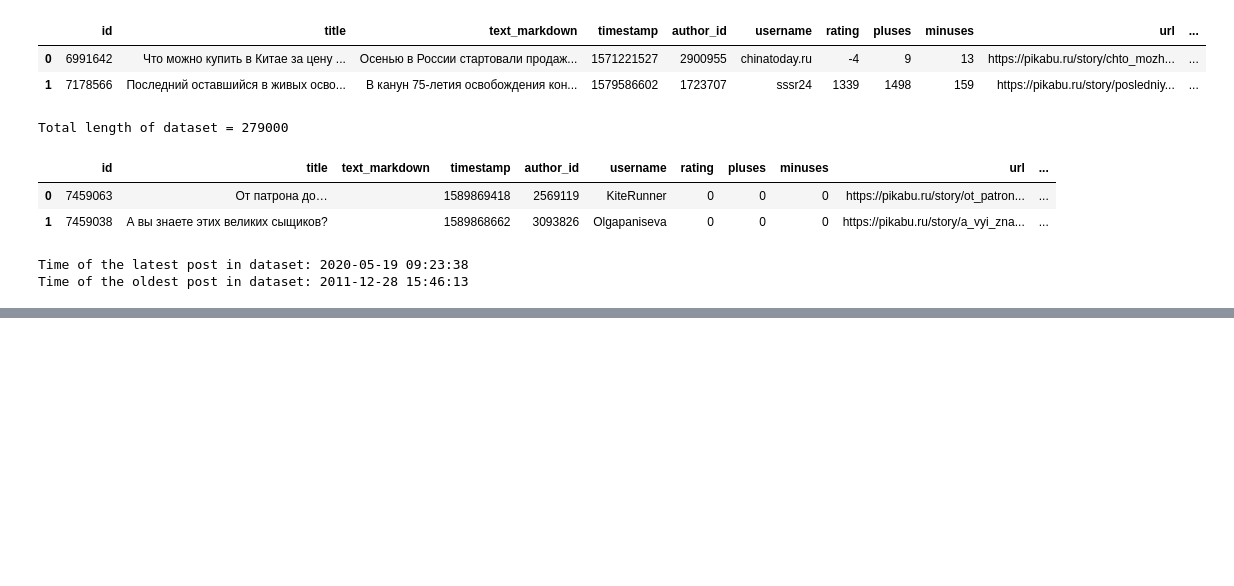
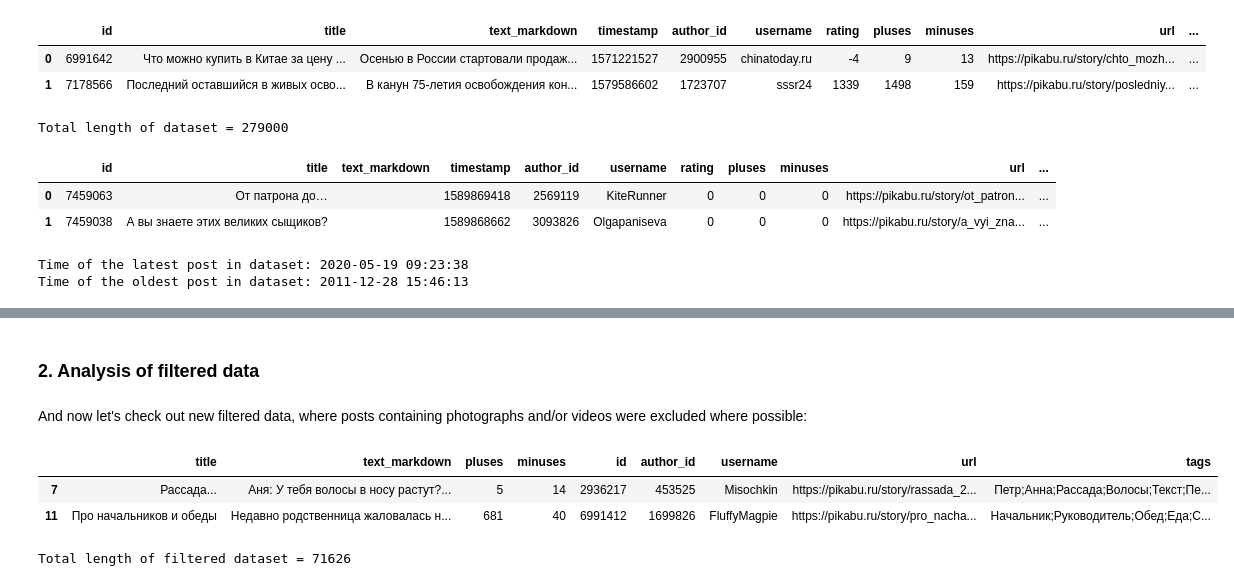
Before and after one commit to zhursvlevy/PostProcessor, a Jupyter notebook: notebooks/dataset_tag_analysis.ipynb, the cells around one changed output, grey strips where cells are left out. Saved outputs shown, nothing was run; the diff lists cells and outputs as text; code cells hidden in the pictures; blank space fills up the shorter version.

```diff
--- a/notebooks/dataset_tag_analysis.ipynb
+++ b/notebooks/dataset_tag_analysis.ipynb
@@ -176,0 +140,4 @@ top_tags = word[0:N_MOST_POPULAR]
+# %% [markdown]
+### 2. Analysis of filtered data
+# %% [markdown]
+And now let's check out new filtered data, where posts containing photographs and/or videos were excluded where possible:
@@ -176,0 +147,10 @@ top_tags = word[0:N_MOST_POPULAR]
+# %%
+filtered_data.head(2)
+# %% [output]
+|  | title | text_markdown | pluses | minuses | id | author_id | username | url | tags |
+| 7 | Рассада... | Аня: У тебя волосы в носу растут?... | 5 | 14 | 2936217 | 453525 | Misochkin | https://pikabu.ru/story/rassada_2... | Петр;Анна;Рассада;Волосы;Текст;Пе... |
+| 11 | Про начальников и обеды | Недавно родственница жаловалась н... | 681 | 40 | 6991412 | 1699826 | FluffyMagpie | https://pikabu.ru/story/pro_nacha... | Начальник;Руководитель;Обед;Еда;С... |
+# %%
+print("Total length of filtered dataset =", len(filtered_data))
+# %% [output]
+Total length of filtered dataset = 71626
```
Also changed, not shown: parts of 30 cells of this notebook, 1 other file.
